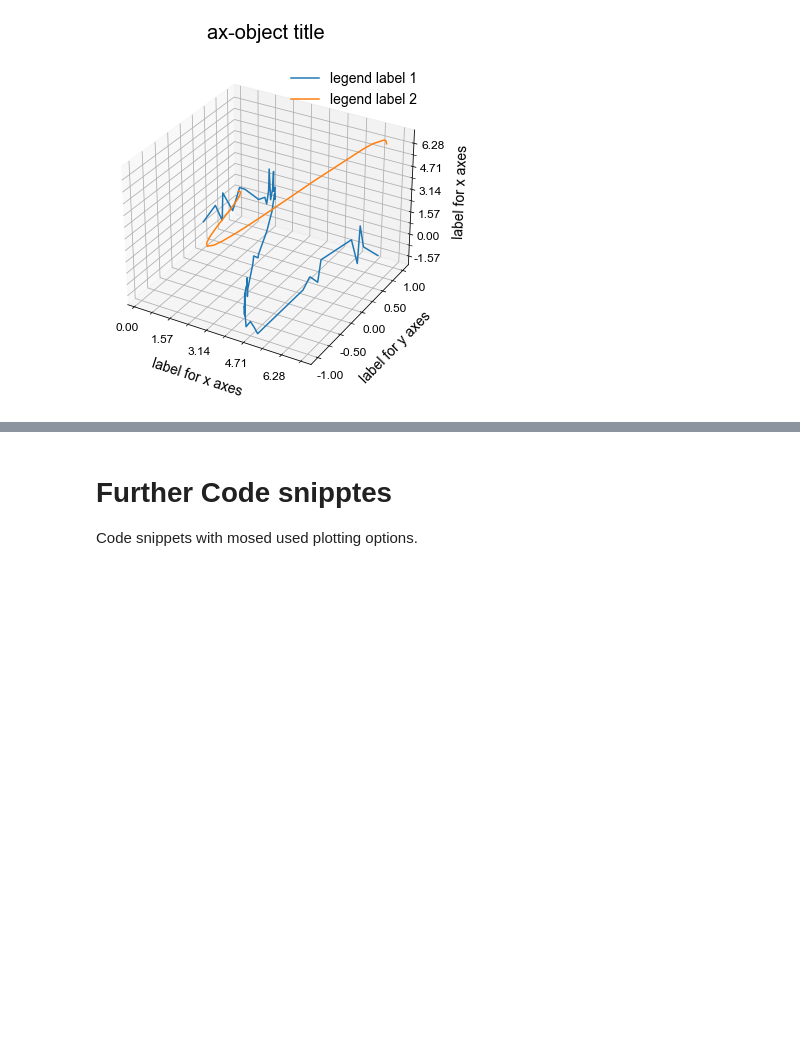
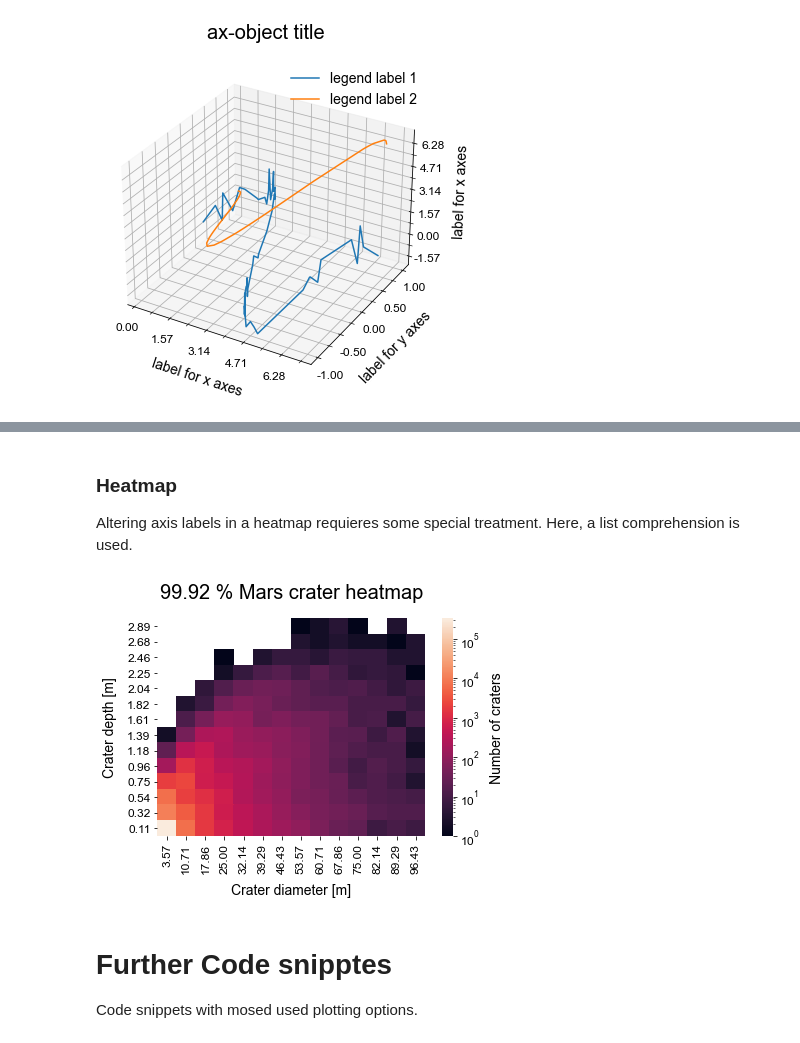
Before and after one commit to jxhnx/notes, a Jupyter notebook: plotting.ipynb, the cells around one changed output, grey strips where cells are left out. Drawn from its saved outputs; the diff is of its cells as text; code cells hidden in the pictures; blank space fills up the shorter version.

```diff
--- a/plotting.ipynb
+++ b/plotting.ipynb
@@ -269,3 +311,31 @@ ax.zaxis.set_major_formatter(plt.FormatStrFormatter('%.2f'))
+# %% [markdown]
+### Heatmap
+Altering axis labels in a heatmap requieres some special treatment. Here, a list comprehension is used.
+# %%
+# Selecting data
+data = mars_data[['DIAM_CIRCLE_IMAGE', 'DEPTH_RIMFLOOR_TOPOG']]
+diameter_bins = np.linspace(0, 100, num=15)
+depth_bins = np.linspace(0, 3, num=15)
+df = binning_2D(data, diameter_bins, depth_bins)
+elements_full = len(mars_data.index)
+elements_cut = df.sum().sum()
+
+# Plotting distribution with over 99 % of all mars crates
+ax = sns.heatmap(df, norm=LogNorm())
+cbar = ax.collections[0].colorbar
+ax.set_title(f'{elements_cut/elements_full*100:.2f} % Mars crater heatmap')
+ax.set_xlabel('Crater diameter [m]')
+ax.set_ylabel('Crater depth [m]')
+cbar.set_label("Number of craters")
+xlabels = [f'{float(i.get_text()):.2f}' for i in ax.get_xticklabels()]
+ylabels = [f'{float(i.get_text()):.2f}' for i in ax.get_yticklabels()]
+ax.set_xticklabels(xlabels)
+ax.set_yticklabels(ylabels)
+
+
+plt.show()
+# %% [output]
+[figure, added]
 # %% [markdown]
 # Further Code snipptes
 Code snippets with mosed used plotting options.
```
Also changed, not shown: parts of 13 cells of this notebook, 4 other files.
